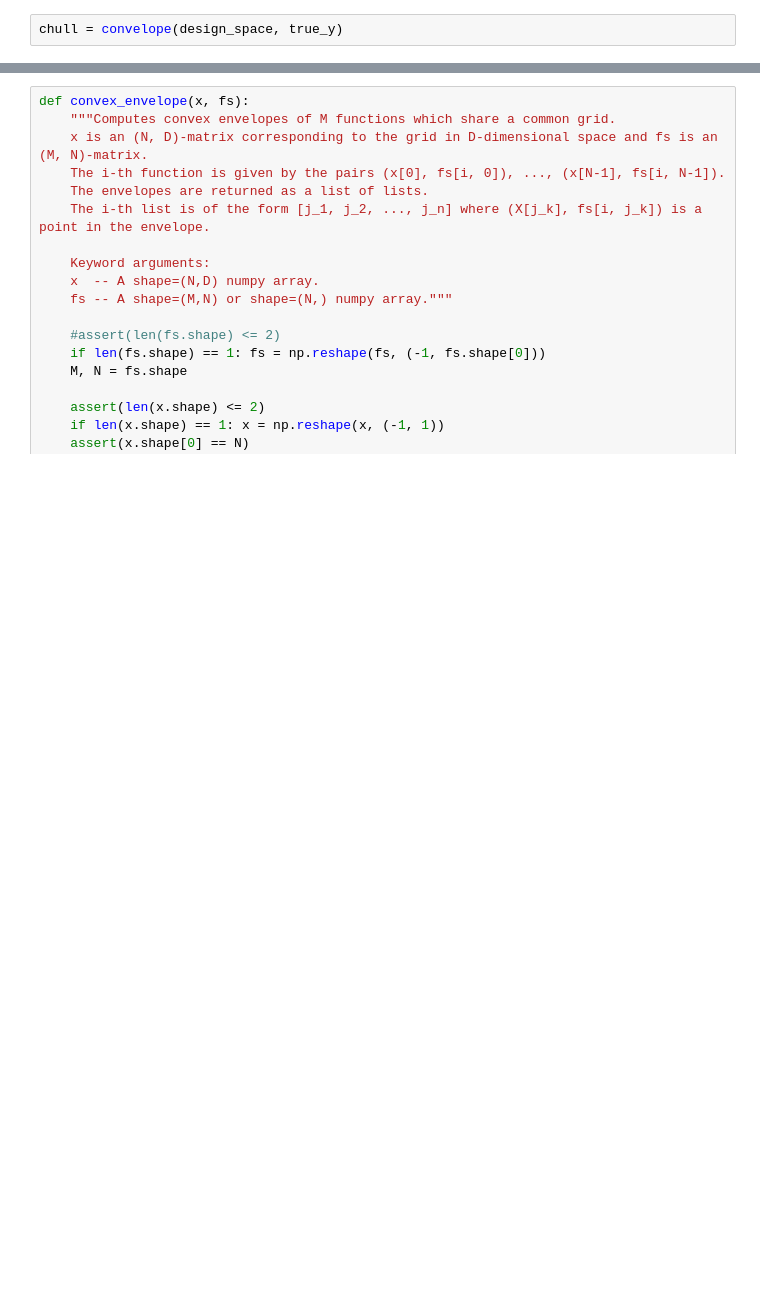
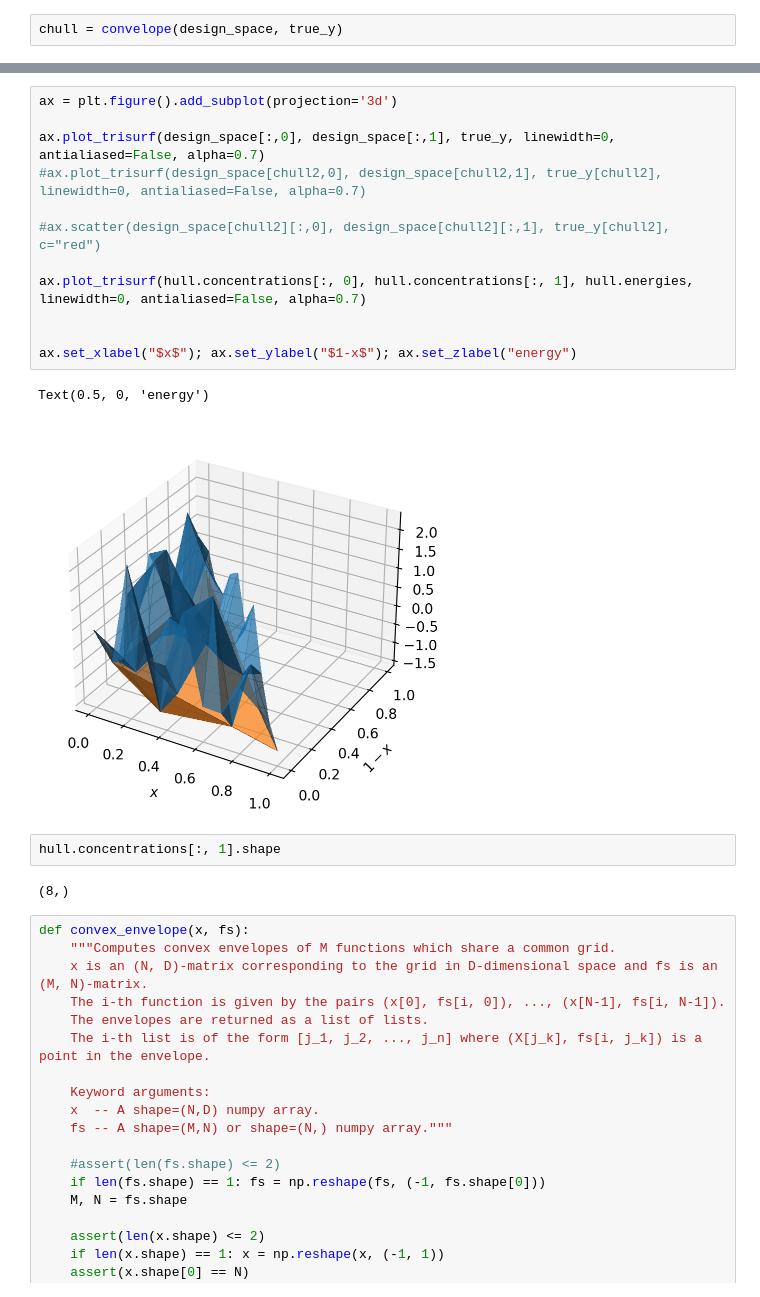
Before and after one commit to PrincetonLIPS/active-phase-mapping, a Jupyter notebook: notebooks/convex_hull_computations.ipynb, the cells around one changed output, grey strips where cells are left out. Saved outputs shown, nothing was run; the diff lists cells and outputs as text; blank space fills up the shorter version.

Commit message:
started using new convex hull utility; seems to work. - slower than original 1d version, but faster for higher dimensions - todo: add back 1d functionality; also speed up existing convex hull code.

```diff
--- a/notebooks/convex_hull_computations.ipynb
+++ b/notebooks/convex_hull_computations.ipynb
@@ -434,3 +747,22 @@ ax.set_xlabel("$x$"); ax.set_ylabel("$1-x$"); ax.set_zlabel("energy")
+# %%
+ax = plt.figure().add_subplot(projection='3d')
+
+ax.plot_trisurf(design_space[:,0], design_space[:,1], true_y, linewidth=0, antialiased=False, alpha=0.7)
+#ax.plot_trisurf(design_space[chull2,0], design_space[chull2,1], true_y[chull2], linewidth=0, antialiased=False, alpha=0.7)
+
+#ax.scatter(design_space[chull2][:,0], design_space[chull2][:,1], true_y[chull2], c="red")
+
+ax.plot_trisurf(hull.concentrations[:, 0], hull.concentrations[:, 1], hull.energies, linewidth=0, antialiased=False, alpha=0.7)
+
+
+ax.set_xlabel("$x$"); ax.set_ylabel("$1-x$"); ax.set_zlabel("energy")
+# %% [output]
+Text(0.5, 0, 'energy')
+[figure, added]
+# %%
+hull.concentrations[:, 1].shape
+# %% [output]
+(8,)
 # %%
 def convex_envelope(x, fs):
     """Computes convex envelopes of M functions which share a common grid.
```
Also changed, not shown: parts of 18 cells of this notebook, 3 other files.
